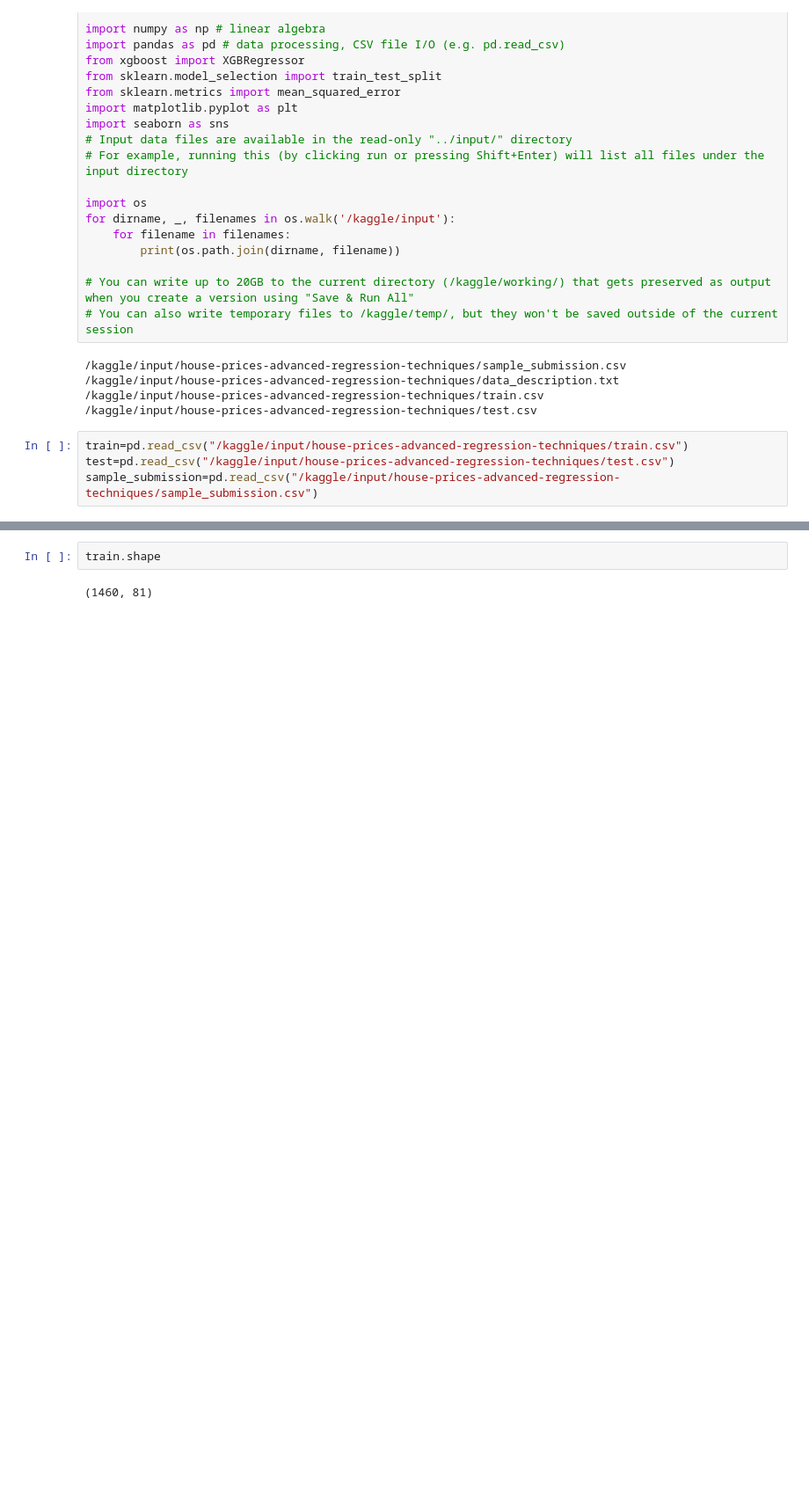
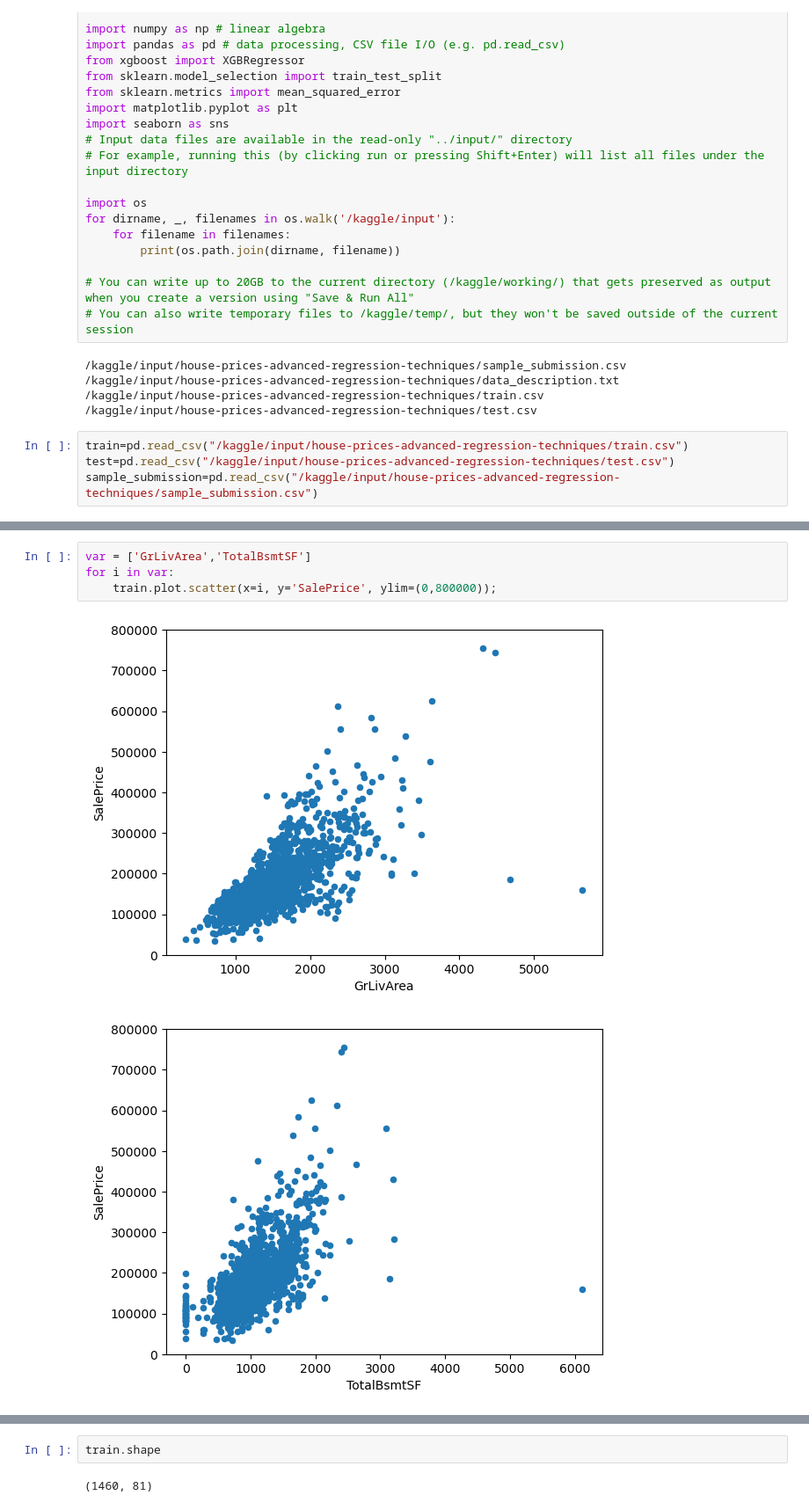
Before and after one commit to AyeshaIrshad1337/House-Price-Prediction-Kaggle-Competition, a Jupyter notebook: house-price-prediction-competition.ipynb, the cells around one changed output, grey strips where cells are left out. Shown at 88% size. Cells and saved outputs as stored; diff of their text form; blank space fills up the shorter version.

```diff
--- a/house-price-prediction-competition.ipynb
+++ b/house-price-prediction-competition.ipynb
@@ -66,0 +88,7 @@ train.describe()
+# %%
+var = ['GrLivArea','TotalBsmtSF']
+for i in var:
+    train.plot.scatter(x=i, y='SalePrice', ylim=(0,800000));
+# %% [output]
+[figure, added]
+[figure, added]
```
Also changed, not shown: parts of 51 cells of this notebook.
